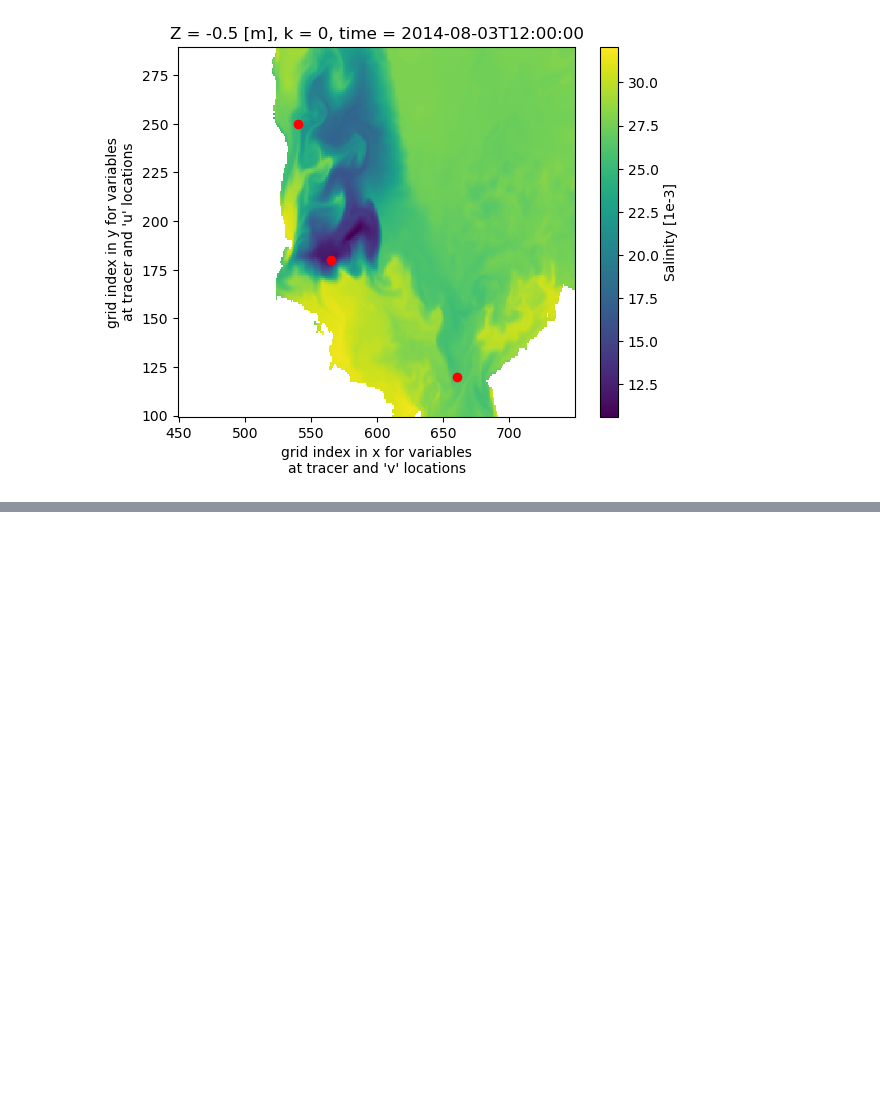
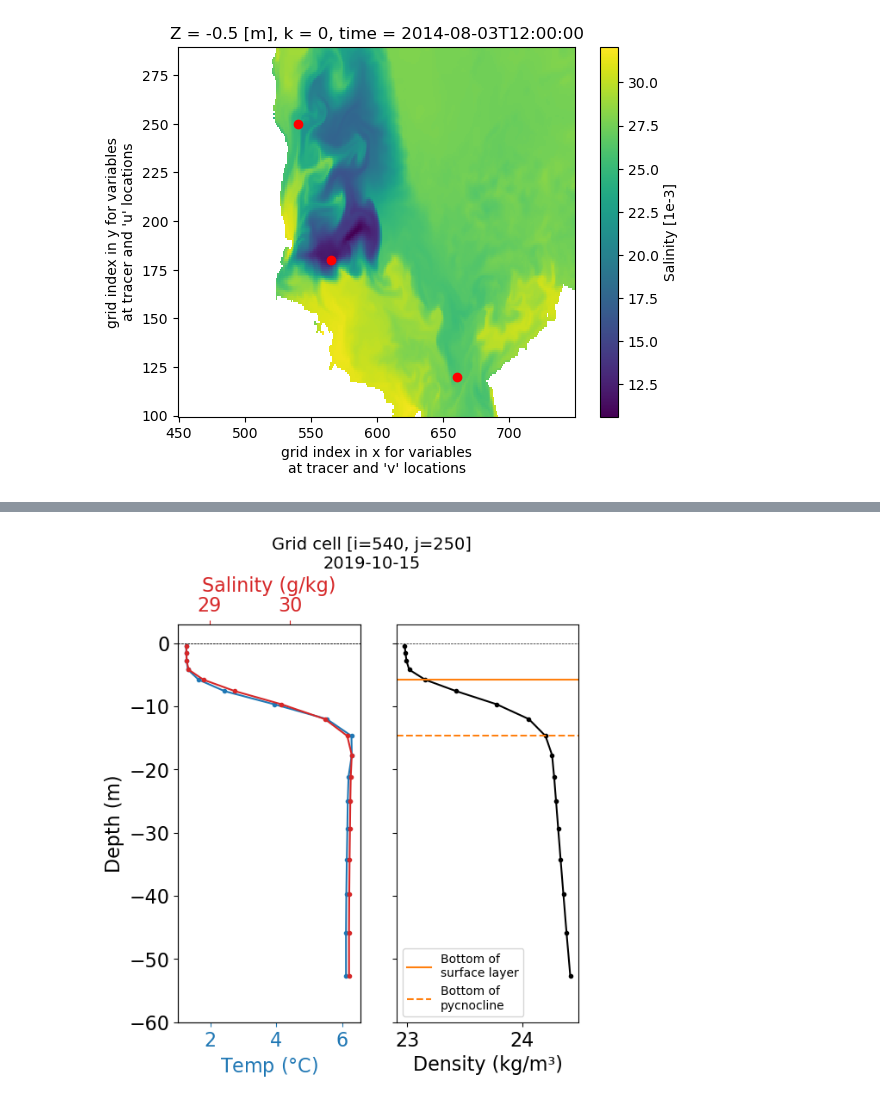
Before and after one commit to mjzahn/SASSIE_ECCO_salinity_stratification, a Jupyter notebook: notebooks/stratification_analyses/01_define_vertical_layers.ipynb, the cells around one changed output, grey strips where cells are left out. Saved outputs shown, nothing was run; the diff lists cells and outputs as text; code cells hidden in the pictures; blank space fills up the shorter version.

```diff
--- a/notebooks/stratification_analyses/01_define_vertical_layers.ipynb
+++ b/notebooks/stratification_analyses/01_define_vertical_layers.ipynb
@@ -72,0 +249,4 @@ plt.scatter(660,120,c='r');
+# %%
+plot_profile("2019-10-15", theta_day, salt_day, density_day, HH_grid, i=540, j=250)
+# %% [output]
+[figure, added]
```
Also changed, not shown: parts of 27 cells of this notebook, 1 other file.
